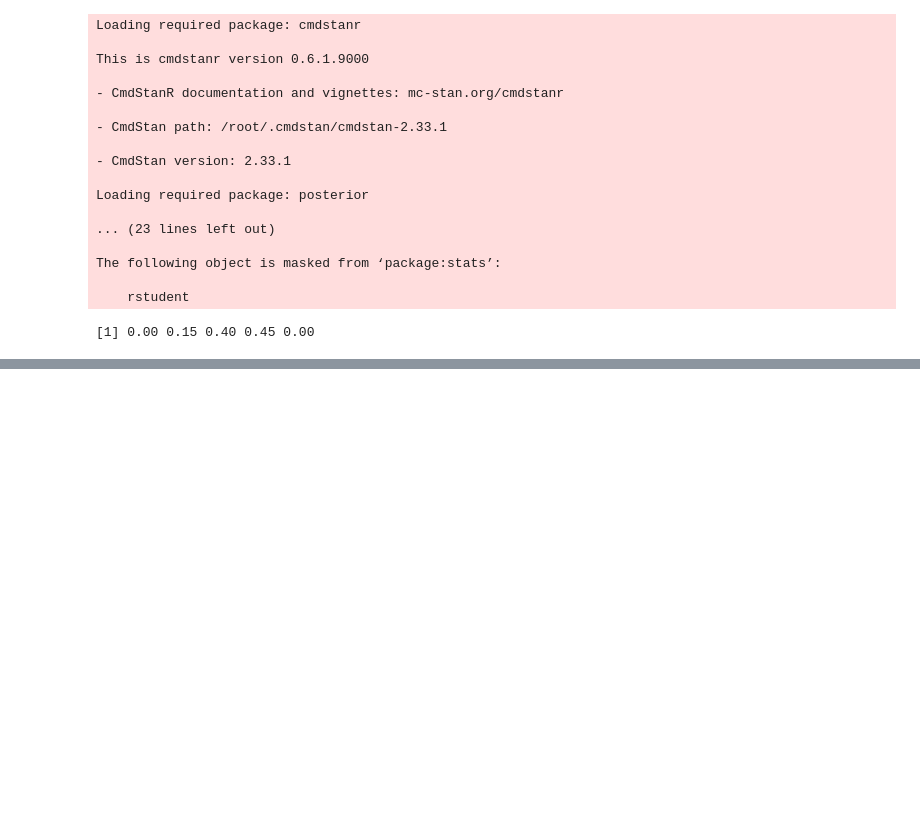
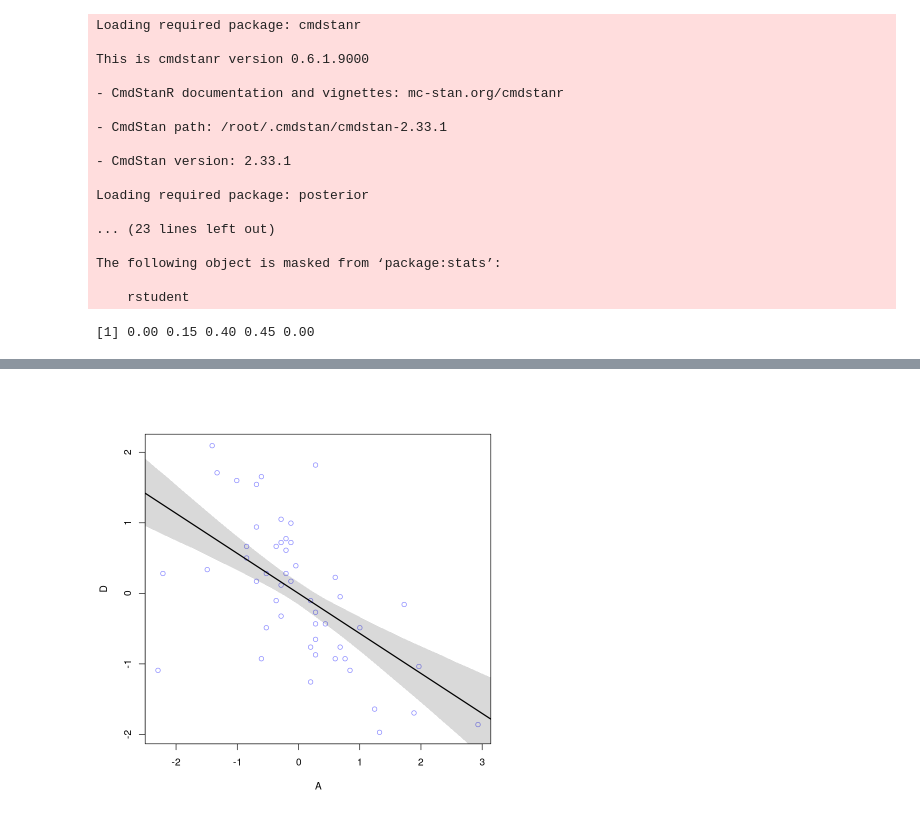
Before and after one commit to ZhuZhen200/Statistical-Rethinking, a Jupyter notebook: demo.ipynb, the cells around one changed output, grey strips where cells are left out. Drawn from its saved outputs; the diff is of its cells as text; code cells hidden in the pictures; blank space fills up the shorter version.

```diff
--- a/demo.ipynb
+++ b/demo.ipynb
@@ -31,0 +76,12 @@ dbinom( 6 , size=9 , prob=0.5 )
+# %%
+# compute percentile interval of mean
+A_seq <- seq( from=-3 , to=3.2 , length.out=30 )
+mu <- link( m5.1 , data=list(A=A_seq) )
+mu.mean <- apply( mu , 2, mean )
+mu.PI <- apply( mu , 2 , PI )
+# plot it all
+plot( D ~ A , data=d , col=rangi2 )
+lines( A_seq , mu.mean , lwd=2 )
+shade( mu.PI , A_seq )
+# %% [output]
+[figure, added]
```
Also changed, not shown: parts of 7 cells of this notebook.
